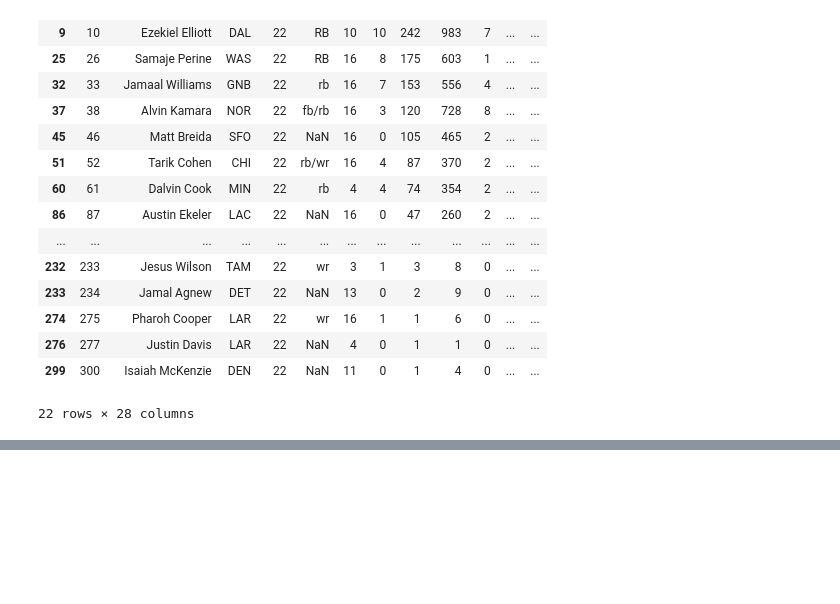
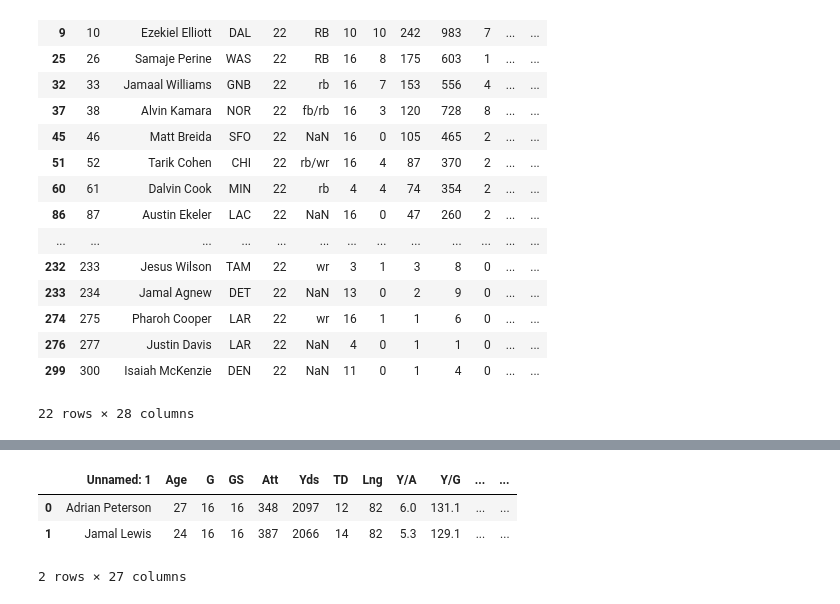
Before and after one commit to greg-smith1/Football_Comparables, a Jupyter notebook: data_gen.ipynb, the cells around one changed output, grey strips where cells are left out. Saved outputs shown, nothing was run; the diff lists cells and outputs as text; code cells hidden in the pictures; blank space fills up the shorter version.

```diff
--- a/data_gen.ipynb
+++ b/data_gen.ipynb
@@ -194,0 +204,7 @@ players_lookup.loc[(players_lookup['Age']==age)]
+# %%
+matrix.head(2)
+# %% [output]
+|  | Unnamed: 1 | Age | G | GS | Att | Yds | TD | Lng | Y/A | Y/G | ... | ... |
+| 0 | Adrian Peterson | 27 | 16 | 16 | 348 | 2097 | 12 | 82 | 6.0 | 131.1 | ... | ... |
+| 1 | Jamal Lewis | 24 | 16 | 16 | 387 | 2066 | 14 | 82 | 5.3 | 129.1 | ... | ... |
+2 rows × 27 columns
```
Also changed, not shown: parts of 2 cells of this notebook.
